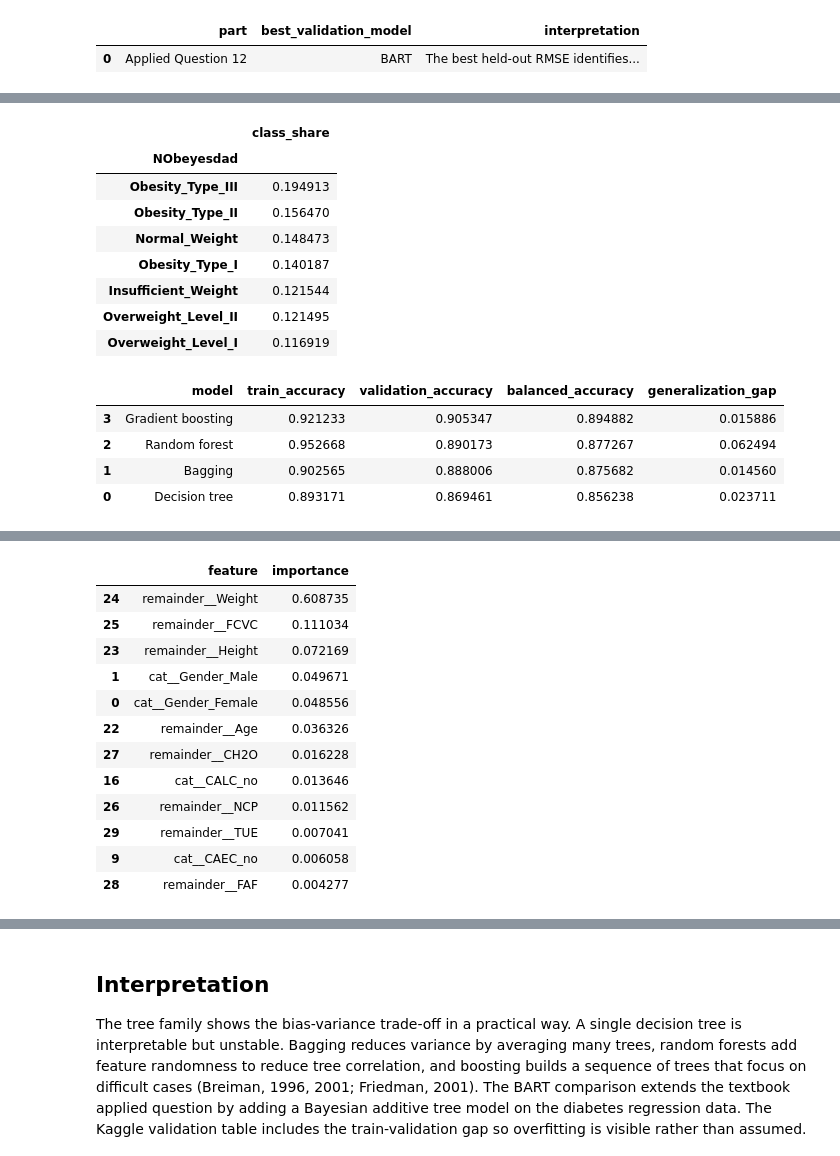
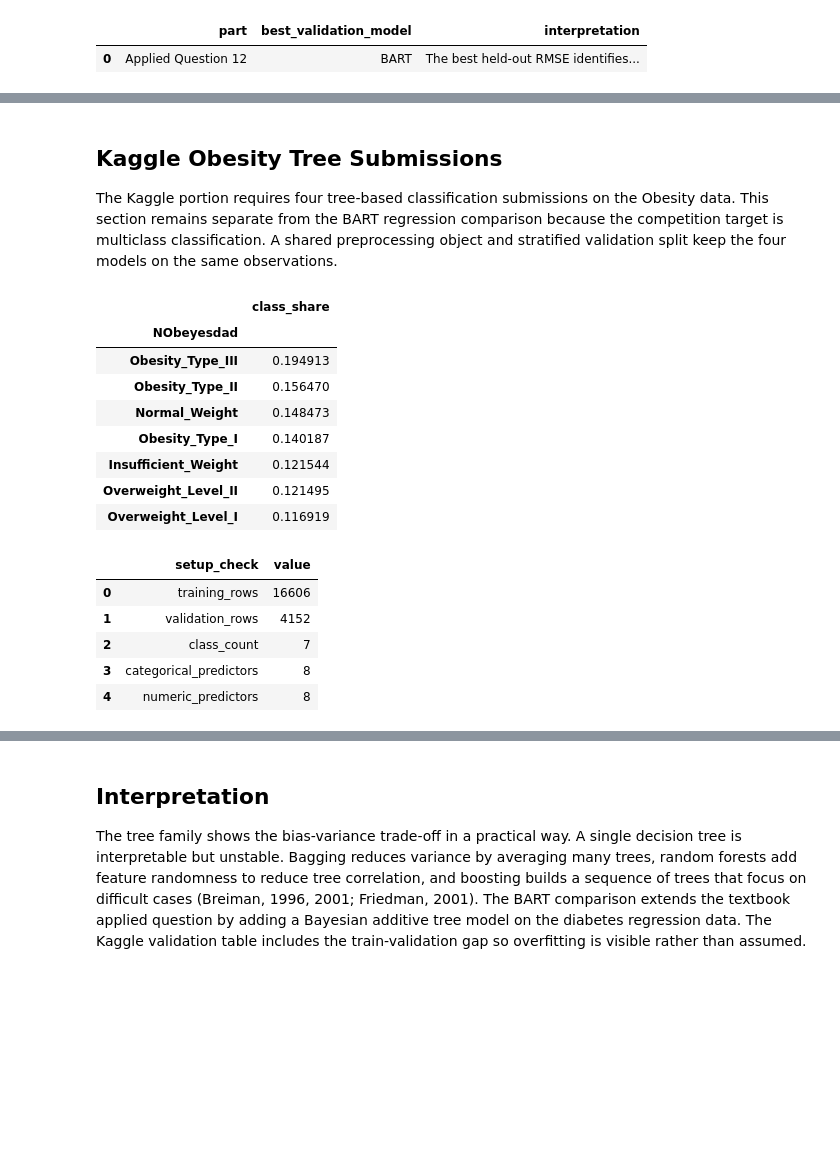
Before and after one commit to maldo81/dds-8555-predictive-analysis, a Jupyter notebook: Week 6/Assignment 6/MaldonadoJDDS8555-6.ipynb, the cells around one changed output, grey strips where cells are left out. Saved outputs shown, nothing was run; the diff lists cells and outputs as text; code cells hidden in the pictures; blank space fills up the shorter version.

```diff
--- a/Week 6/Assignment 6/MaldonadoJDDS8555-6.ipynb
+++ b/Week 6/Assignment 6/MaldonadoJDDS8555-6.ipynb
@@ -101,84 +81,42 @@ This model builds trees sequentially and is the strongest recorded Kaggle submis
+# %% [markdown]
+## Kaggle Obesity Tree Submissions
+
+The Kaggle portion requires four tree-based classification submissions on the Obesity data.  This section remains separate from the BART regression comparison because the competition target is multiclass classification.  A shared preprocessing object and stratified validation split keep the four models on the same observations.
 # %%
 from sklearn.compose import ColumnTransformer
 from sklearn.ensemble import BaggingClassifier, GradientBoostingClassifier, RandomForestClassifier
 from sklearn.metrics import accuracy_score, balanced_accuracy_score, confusion_matrix
 from sklearn.model_selection import train_test_split
 from sklearn.pipeline import Pipeline
 from sklearn.preprocessing import OneHotEncoder
 from sklearn.tree import DecisionTreeClassifier
 
 obesity = pd.read_csv(KAGGLE / "playground-series-s4e2" / "train.csv")
 X = obesity.drop(columns=["NObeyesdad"])
 y = obesity["NObeyesdad"]
 display(y.value_counts(normalize=True).rename("class_share").to_frame())
 cat = X.select_dtypes(include="object").columns.tolist()
 num = [c for c in X.columns if c not in cat + ["id"]]
 pre = ColumnTransformer([("cat", OneHotEncoder(handle_unknown="ignore"), cat)], remainder="passthrough")
 X_train, X_valid, y_train, y_valid = train_test_split(X.drop(columns=["id"]), y, test_size=.2, stratify=y, random_state=RANDOM_STATE)
 base_tree = DecisionTreeClassifier(max_depth=8, random_state=RANDOM_STATE)
-models = {
-    "Decision tree": DecisionTreeClassifier(max_depth=8, random_state=RANDOM_STATE),
-    "Bagging": BaggingClassifier(estimator=base_tree, n_estimators=80, random_state=RANDOM_STATE, n_jobs=1),
-    "Random forest": RandomForestClassifier(n_estimators=150, max_depth=12, random_state=RANDOM_STATE, n_jobs=1),
-    "Gradient boosting": GradientBoostingClassifier(random_state=RANDOM_STATE),
-}
-rows = []
-fitted_models = {}
-for name, clf in models.items():
-    model = Pipeline([("pre", pre), ("model", clf)])
-    model.fit(X_train, y_train)
-    train_pred = model.predict(X_train)
-    pred = model.predict(X_valid)
-    fitted_models[name] = (model, pred)
-    rows.append({
-        "model": name,
-        "train_accuracy": accuracy_score(y_train, train_pred),
-        "validation_accuracy": accuracy_score(y_valid, pred),
-        "balanced_accuracy": balanced_accuracy_score(y_valid, pred),
-        "generalization_gap": accuracy_score(y_train, train_pred) - accuracy_score(y_valid, pred),
-    })
-validation = pd.DataFrame(rows).sort_values("validation_accuracy", ascending=False)
-display(validation)
 display(pd.DataFrame({
-    "required_submission": ["Kaggle model 1", "Kaggle model 2", "Kaggle model 3", "Kaggle model 4"],
-    "model": ["Decision tree", "Bagging", "Random forest", "Gradient boosting"],
-    "submission_file": [
-        "A6_decision_tree_playground_series_s4e2.csv",
-        "A6_bagging_playground_series_s4e2.csv",
-        "A6_random_forest_playground_series_s4e2.csv",
-        "A6_gradient_boosting_playground_series_s4e2.csv",
-    ],
-    "interpretation_focus": [
-        "Interpretability and baseline tree performance",
-        "Variance reduction from bootstrap aggregation",
-        "Variance reduction with feature randomness",
-        "Sequential error correction and strongest recorded Kaggle score",
-    ],
+    "setup_check": ["training_rows", "validation_rows", "class_count", "categorical_predictors", "numeric_predictors"],
+    "value": [len(X_train), len(X_valid), y.nunique(), len(cat), len(num)],
 }))
-
-best_name = validation.iloc[0]["model"]
-best_model, best_pred = fitted_models[best_name]
-display(pd.DataFrame(confusion_matrix(y_valid, best_pred, labels=best_model.classes_), index=best_model.classes_, columns=best_model.classes_))
-
-feature_names = best_model.named_steps["pre"].get_feature_names_out()
-if hasattr(best_model.named_steps["model"], "feature_importances_"):
-    importances = pd.DataFrame({
-        "feature": feature_names,
-        "importance": best_model.named_steps["model"].feature_importances_,
-    }).sort_values("importance", ascending=False)
-    display(importances.head(12))
 # %% [output]
 |  | class_share |
 | NObeyesdad |  |
 | Obesity_Type_III | 0.194913 |
 | Obesity_Type_II | 0.156470 |
 | Normal_Weight | 0.148473 |
 | Obesity_Type_I | 0.140187 |
 | Insufficient_Weight | 0.121544 |
 | Overweight_Level_II | 0.121495 |
 | Overweight_Level_I | 0.116919 |
-|  | model | train_accuracy | validation_accuracy | balanced_accuracy | generalization_gap |
-| 3 | Gradient boosting | 0.921233 | 0.905347 | 0.894882 | 0.015886 |
-| 2 | Random forest | 0.952668 | 0.890173 | 0.877267 | 0.062494 |
-| 1 | Bagging | 0.902565 | 0.888006 | 0.875682 | 0.014560 |
-| 0 | Decision tree | 0.893171 | 0.869461 | 0.856238 | 0.023711 |
+|  | setup_check | value |
+| 0 | training_rows | 16606 |
+| 1 | validation_rows | 4152 |
+| 2 | class_count | 7 |
+| 3 | categorical_predictors | 8 |
+| 4 | numeric_predictors | 8 |
@@ -198,13 +122,0 @@ if hasattr(best_model.named_steps["model"], "feature_importances_"):
-|  | feature | importance |
-| 24 | remainder__Weight | 0.608735 |
-| 25 | remainder__FCVC | 0.111034 |
-| 23 | remainder__Height | 0.072169 |
-| 1 | cat__Gender_Male | 0.049671 |
-| 0 | cat__Gender_Female | 0.048556 |
-| 22 | remainder__Age | 0.036326 |
-| 27 | remainder__CH2O | 0.016228 |
-| 16 | cat__CALC_no | 0.013646 |
-| 26 | remainder__NCP | 0.011562 |
-| 29 | remainder__TUE | 0.007041 |
-| 9 | cat__CAEC_no | 0.006058 |
-| 28 | remainder__FAF | 0.004277 |
```
Also changed, not shown: parts of 19 cells of this notebook, 11 other files.
